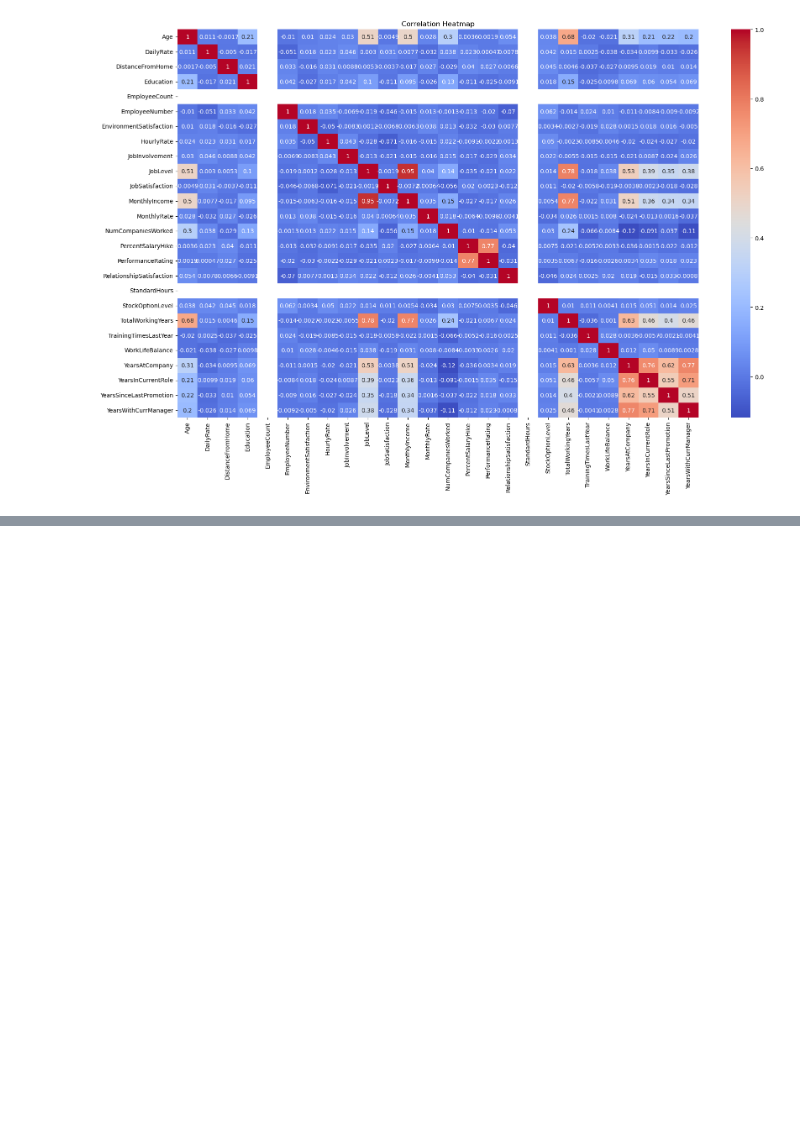
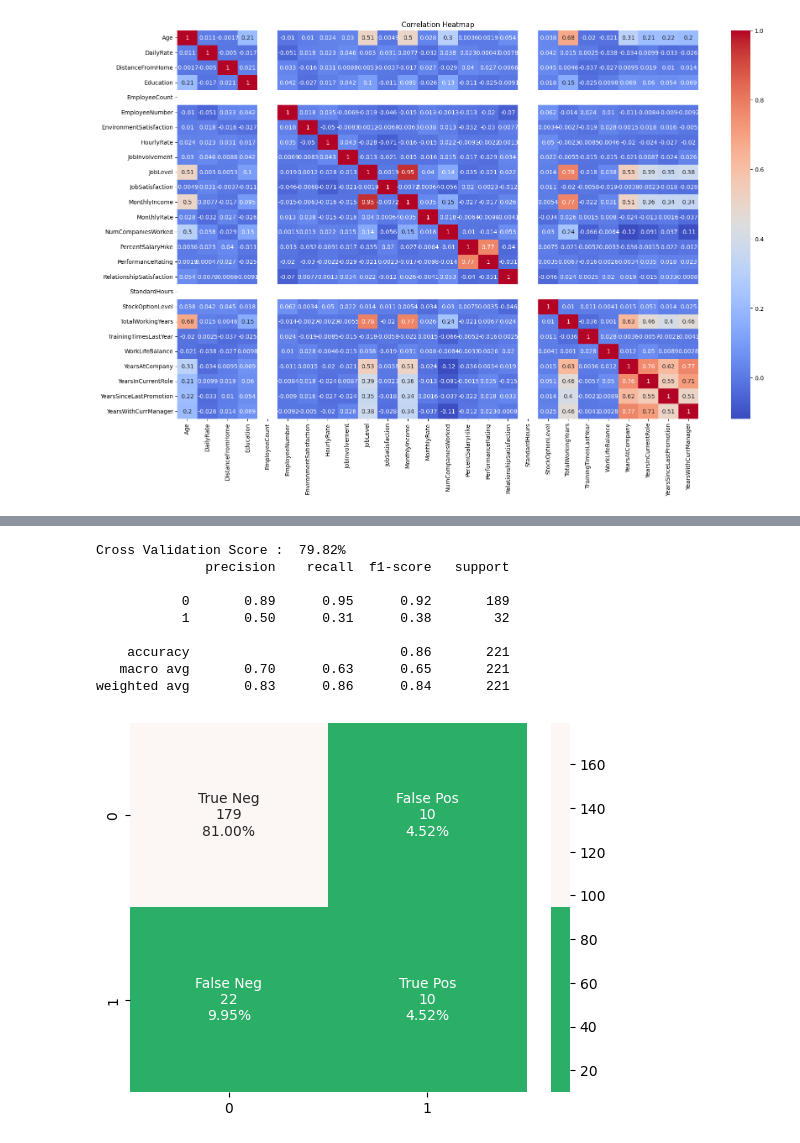
Before and after one commit to Thian0509/MLG382_CYO_Project, a Jupyter notebook: Employee_Attrition_Prediction.ipynb, the cells around one changed output, grey strips where cells are left out. Saved outputs shown, nothing was run; the diff lists cells and outputs as text; code cells hidden in the pictures; blank space fills up the shorter version.

```diff
--- a/Employee_Attrition_Prediction.ipynb
+++ b/Employee_Attrition_Prediction.ipynb
@@ -398,0 +549,10 @@ plt.show()
+# %%
+x_train = x_train.drop(columns = ['MonthlyRate', 'HourlyRate', 'NumCompaniesWorked', 'PercentSalaryHike',
+                                  'YearsSinceLastPromotion', 'DistanceFromHome','DailyRate',
+                                  'PerformanceRating', 'Department', 'JobRole', 'EducationField',
+                                  'BusinessTravel', 'MaritalStatus' ,'Gender'])
+
+x_test = x_test.drop(columns = ['MonthlyRate', 'HourlyRate', 'NumCompaniesWorked', 'PercentSalaryHike',
+                                  'YearsSinceLastPromotion', 'DistanceFromHome','DailyRate',
+                                  'PerformanceRating', 'Department', 'JobRole', 'EducationField',
+                                  'BusinessTravel', 'MaritalStatus' ,'Gender'])
@@ -398,0 +597,36 @@ plt.show()
+# %%
+def model(classifier,x_train,y_train,x_test,y_test):
+
+    classifier.fit(x_train,y_train)
+    prediction = classifier.predict(x_test)
+    cv = RepeatedStratifiedKFold(n_splits = 10,n_repeats = 3,random_state = 1)
+    print("Cross Validation Score : ",'{0:.2%}'.format(cross_val_score(classifier,x_train,y_train,cv = cv,scoring = 'roc_auc').mean()))
+def model_evaluation(classifier,x_test,y_test):
+
+    # Confusion Matrix
+    cm = confusion_matrix(y_test,classifier.predict(x_test))
+    names = ['True Neg','False Pos','False Neg','True Pos']
+    counts = [value for value in cm.flatten()]
+    percentages = ['{0:.2%}'.format(value) for value in cm.flatten()/np.sum(cm)]
+    labels = [f'{v1}\n{v2}\n{v3}' for v1, v2, v3 in zip(names,counts,percentages)]
+    labels = np.asarray(labels).reshape(2,2)
+    sns.heatmap(cm,annot = labels,cmap = colors,fmt ='')
+
+    # Classification Report
+    print(classification_report(y_test,classifier.predict(x_test)))
+# %%
+from xgboost import XGBClassifier
+classifier_xgb = XGBClassifier(learning_rate= 0.01,max_depth = 3,n_estimators = 1000)
+model(classifier_xgb,x_train.values,y_train.values,x_test.values,y_test.values)
+model_evaluation(classifier_xgb,x_test.values,y_test.values)
+# %% [output]
+Cross Validation Score :  79.82%
+              precision    recall  f1-score   support
+
+           0       0.89      0.95      0.92       189
+           1       0.50      0.31      0.38        32
+
+    accuracy                           0.86       221
+   macro avg       0.70      0.63      0.65       221
+weighted avg       0.83      0.86      0.84       221
+[figure, added]
```
Also changed, not shown: parts of 28 cells of this notebook.
